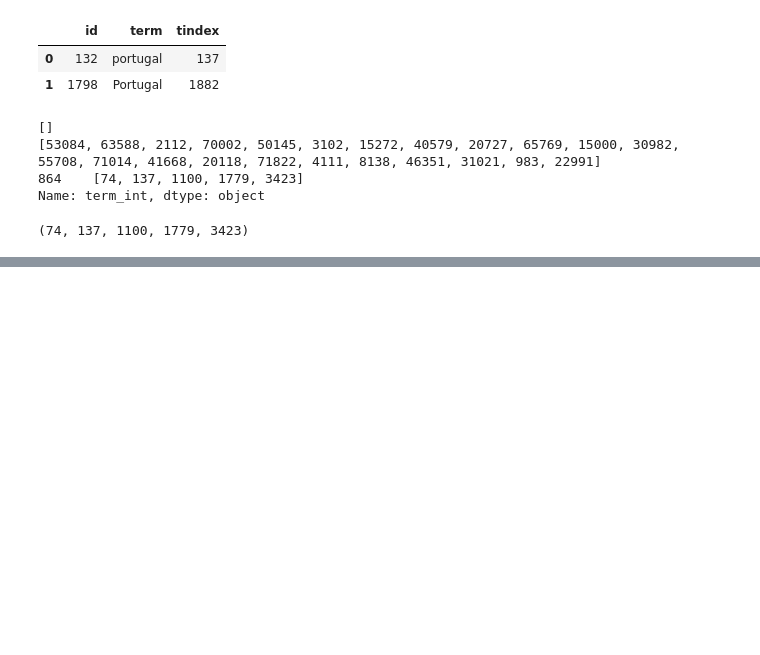
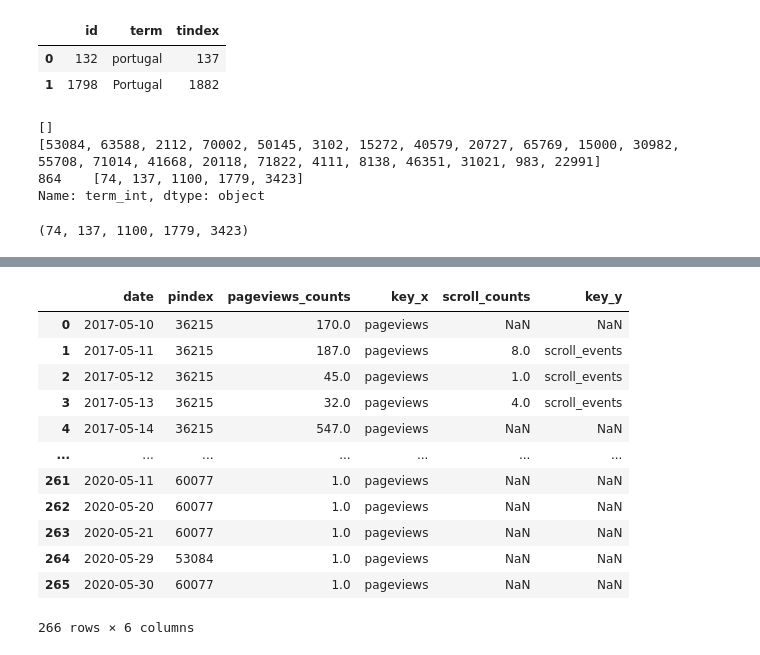
Before and after one commit to JocelynF/WineRegions, a Jupyter notebook: Testing Page Weights.ipynb, the cells around one changed output, grey strips where cells are left out. Saved outputs shown, nothing was run; the diff lists cells and outputs as text; code cells hidden in the pictures; blank space fills up the shorter version.

```diff
--- a/Testing Page Weights.ipynb
+++ b/Testing Page Weights.ipynb
@@ -880,0 +996,16 @@ Name: slug, dtype: object
+# %%
+pageviews_df
+# %% [output]
+|  | date | pindex | pageviews_counts | key_x | scroll_counts | key_y |
+| 0 | 2017-05-10 | 36215 | 170.0 | pageviews | NaN | NaN |
+| 1 | 2017-05-11 | 36215 | 187.0 | pageviews | 8.0 | scroll_events |
+| 2 | 2017-05-12 | 36215 | 45.0 | pageviews | 1.0 | scroll_events |
+| 3 | 2017-05-13 | 36215 | 32.0 | pageviews | 4.0 | scroll_events |
+| 4 | 2017-05-14 | 36215 | 547.0 | pageviews | NaN | NaN |
+| ... | ... | ... | ... | ... | ... | ... |
+| 261 | 2020-05-11 | 60077 | 1.0 | pageviews | NaN | NaN |
+| 262 | 2020-05-20 | 60077 | 1.0 | pageviews | NaN | NaN |
+| 263 | 2020-05-21 | 60077 | 1.0 | pageviews | NaN | NaN |
+| 264 | 2020-05-29 | 53084 | 1.0 | pageviews | NaN | NaN |
+| 265 | 2020-05-30 | 60077 | 1.0 | pageviews | NaN | NaN |
+266 rows × 6 columns
```
Also changed, not shown: parts of 24 cells of this notebook, 2 other files.
